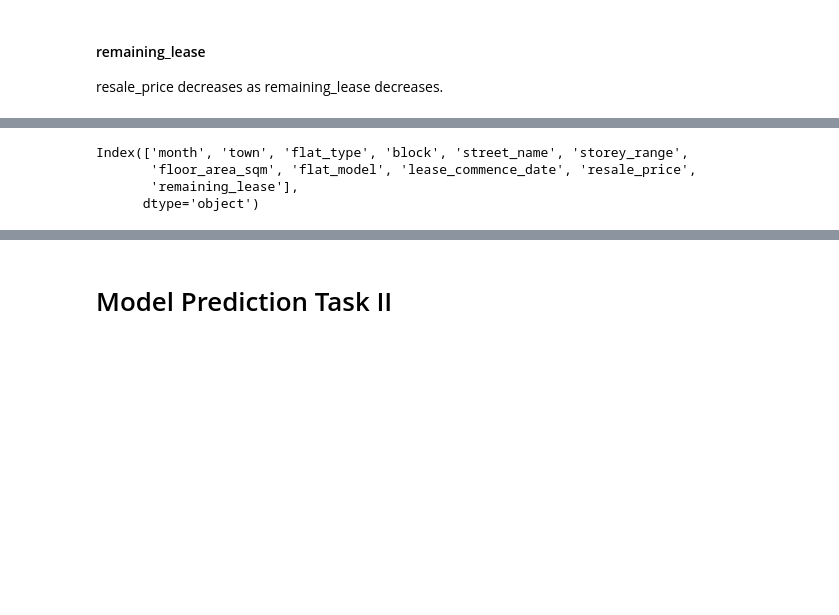
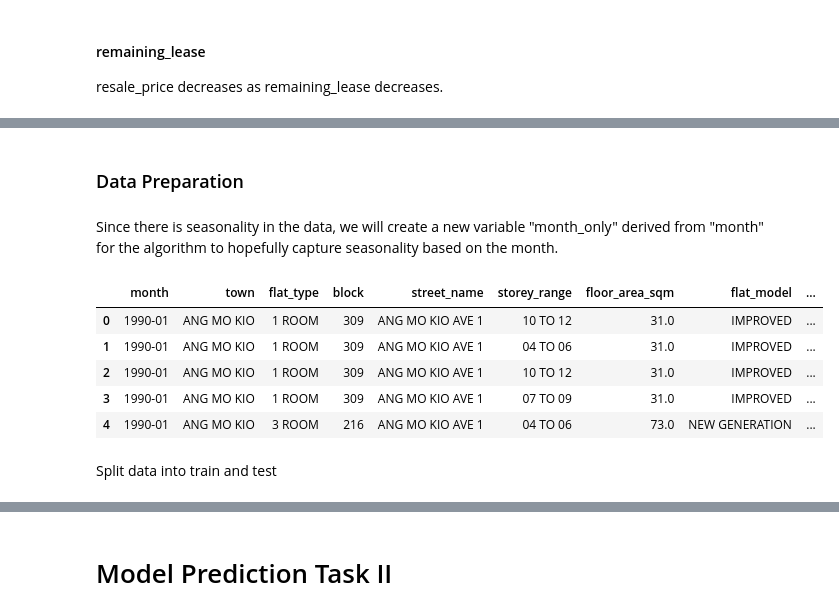
Before and after one commit to risafheng/sg_property_price_predictor, a Jupyter notebook: sg_property_price_predictor.ipynb, the cells around one changed output, grey strips where cells are left out. Drawn from its saved outputs; the diff is of its cells as text; code cells hidden in the pictures; blank space fills up the shorter version.

```diff
--- a/sg_property_price_predictor.ipynb
+++ b/sg_property_price_predictor.ipynb
@@ -529,7 +544,17 @@ Text(0.5, 1.0, 'resale_price of houses sold by remaining_lease')
+# %% [markdown]
+### Data Preparation
+# %% [markdown]
+Since there is seasonality in the data, we will create a new variable "month_only" derived from "month" for the algorithm to hopefully capture seasonality based on the month.
+# %%
+df["month_only"] = df["month"].str.split("-").str[1]
 # %%
-df.columns
+df.head()
 # %% [output]
-Index(['month', 'town', 'flat_type', 'block', 'street_name', 'storey_range',
-       'floor_area_sqm', 'flat_model', 'lease_commence_date', 'resale_price',
-       'remaining_lease'],
-      dtype='object')
+|  | month | town | flat_type | block | street_name | storey_range | floor_area_sqm | flat_model | ... |
+| 0 | 1990-01 | ANG MO KIO | 1 ROOM | 309 | ANG MO KIO AVE 1 | 10 TO 12 | 31.0 | IMPROVED | ... |
+| 1 | 1990-01 | ANG MO KIO | 1 ROOM | 309 | ANG MO KIO AVE 1 | 04 TO 06 | 31.0 | IMPROVED | ... |
+| 2 | 1990-01 | ANG MO KIO | 1 ROOM | 309 | ANG MO KIO AVE 1 | 10 TO 12 | 31.0 | IMPROVED | ... |
+| 3 | 1990-01 | ANG MO KIO | 1 ROOM | 309 | ANG MO KIO AVE 1 | 07 TO 09 | 31.0 | IMPROVED | ... |
+| 4 | 1990-01 | ANG MO KIO | 3 ROOM | 216 | ANG MO KIO AVE 1 | 04 TO 06 | 73.0 | NEW GENERATION | ... |
+# %% [markdown]
+Split data into train and test
```
Also changed, not shown: parts of 15 cells of this notebook.
